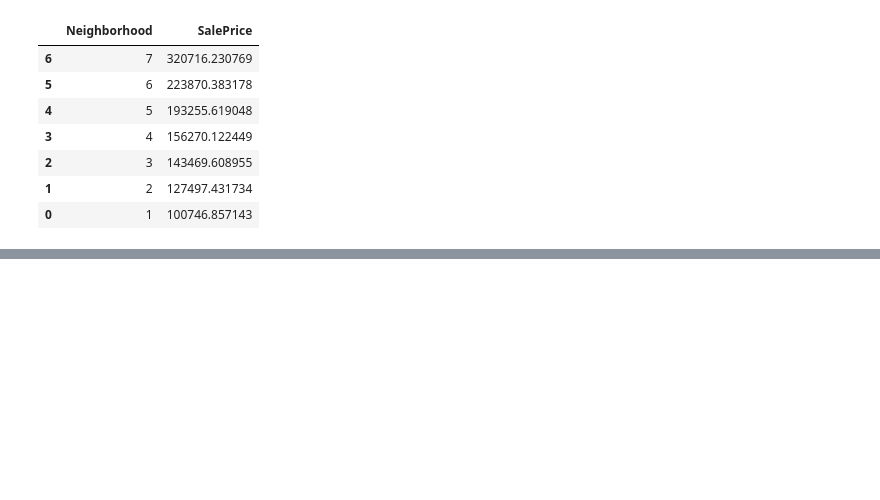
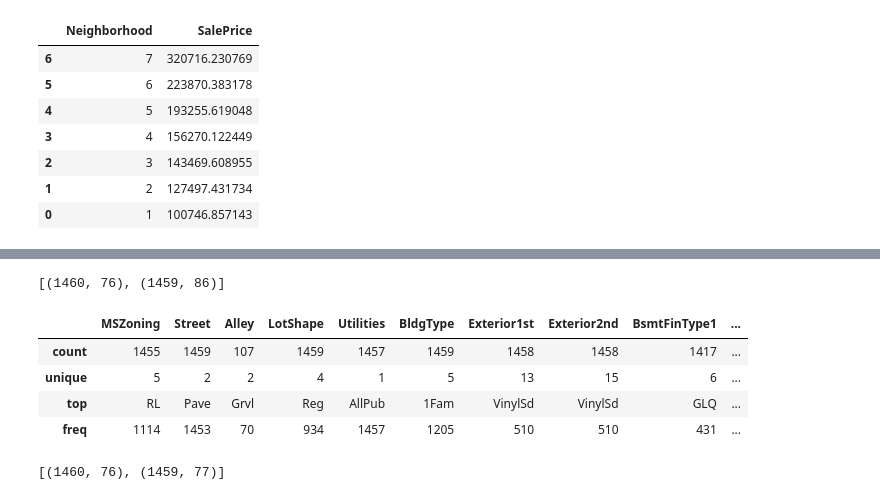
Before and after one commit to ArcheTree/2022training, a Jupyter notebook: python/kaggle/House/Untitled.ipynb, the cells around one changed output, grey strips where cells are left out. Cells and saved outputs as stored; diff of their text form; code cells hidden in the pictures; blank space fills up the shorter version.

```diff
--- a/python/kaggle/House/Untitled.ipynb
+++ b/python/kaggle/House/Untitled.ipynb
@@ -292,0 +572,12 @@ Name: SalePrice, dtype: float64
+# %%
+[sim.shape,test_df.shape]
+# %% [output]
+[(1460, 76), (1459, 86)]
+# %%
+test_df.describe(include="object")
+# %% [output]
+|  | MSZoning | Street | Alley | LotShape | Utilities | BldgType | Exterior1st | Exterior2nd | BsmtFinType1 | ... |
+| count | 1455 | 1459 | 107 | 1459 | 1457 | 1459 | 1458 | 1458 | 1417 | ... |
+| unique | 5 | 2 | 2 | 4 | 1 | 5 | 13 | 15 | 6 | ... |
+| top | RL | Pave | Grvl | Reg | AllPub | 1Fam | VinylSd | VinylSd | GLQ | ... |
+| freq | 1114 | 1453 | 70 | 934 | 1457 | 1205 | 510 | 510 | 431 | ... |
@@ -292,0 +588,4 @@ Name: SalePrice, dtype: float64
+# %%
+[sim.shape,test_df.shape]
+# %% [output]
+[(1460, 76), (1459, 77)]
```
Also changed, not shown: parts of 46 cells of this notebook, 6 other files.
